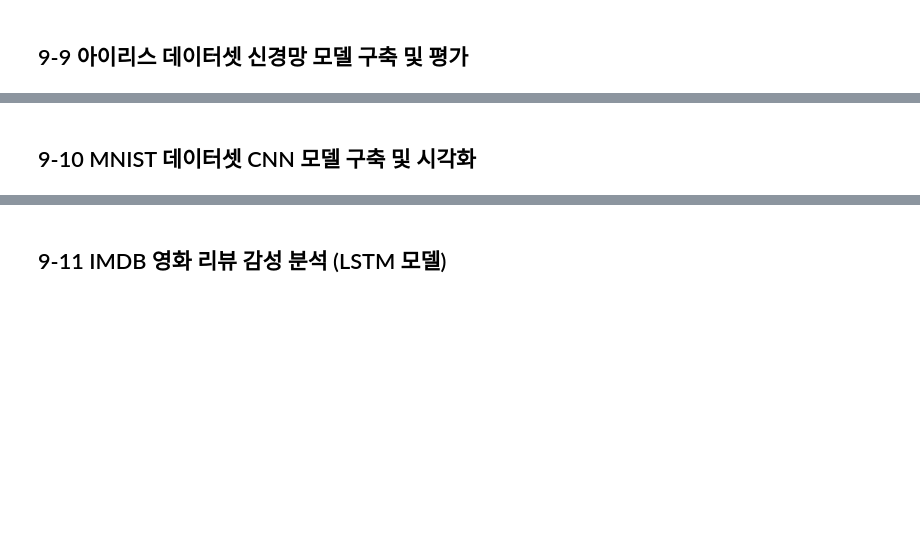
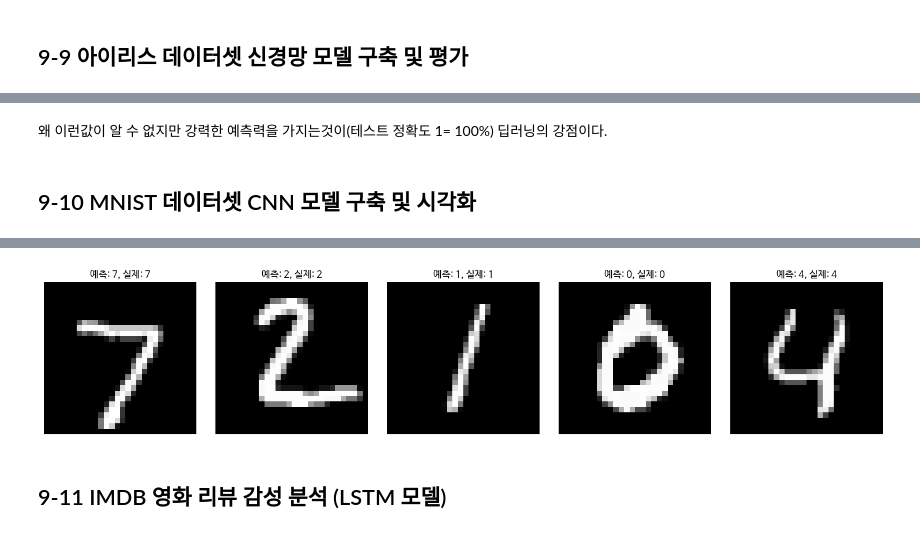
Before and after one commit to youlee203knou/Data-Analysis-with-Open-Source, a Jupyter notebook: 오픈소스_데이터_분석_9강.ipynb, the cells around one changed output, grey strips where cells are left out. Drawn from its saved outputs; the diff is of its cells as text; code cells hidden in the pictures; blank space fills up the shorter version.

```diff
--- a/오픈소스_데이터_분석_9강.ipynb
+++ b/오픈소스_데이터_분석_9강.ipynb
@@ -399,3 +466,5 @@ print(f'테스트 정확도: {accuracy:.4f}')
+# %% [markdown]
+왜 이런값이 알 수 없지만 강력한 예측력을 가지는것이(테스트 정확도 1= 100%) 딥러닝의 강점이다.
 # %% [markdown]
 ## 9-10 MNIST 데이터셋 CNN 모델 구축 및 시각화
 # %%
@@ -420,6 +489,15 @@ y_train = tf.keras.utils.to_categorical(y_train, 10)
 y_test = tf.keras.utils.to_categorical(y_test, 10)
 
 ## CNN 모델 구축
+model = Sequential([
+    Conv2D(32, kernel_size=(3,3), activation='relu', input_shape=(28,28,1)), ##첫번째 합성곱 층
+    MaxPooling2D(pool_size=(2,2)), ##첫번째 풀링 층
+    Conv2D(64, kernel_size=(3,3), activation='relu'), ## 두번째 합성곱 층
+    MaxPooling2D(pool_size=(2,2)), ##두번째 풀링 층
+    Flatten(), ##1차원으로 평탄화
+    Dense(128, activation='relu'), ##완전 연결층
+    Dense(10, activation='softmax') ##출력층 (10개 클래스)
+])
 # 이 모델은 이미지 처리에 특화된 합성곱 신경망(CNN)
 # 입력 이미지의 형태는 **(높이, 너비, 채널)**이며, 28x28 흑백 이미지의 이므로 (28, 28, 1)
 # **두 계층의 합성곱 층**, **평탄화 후 완전 연결층**, 그리고 **출력층**으로 구성
@@ -448,3 +526,4 @@ for i, ax in enumerate(axes):
     ax.axis('off')
 plt.tight_layout()
 plt.show()
+# %% [output]
@@ -451,3 +542,4 @@ plt.show()
+[figure, added]
 # %% [markdown]
 ## 9-11 IMDB 영화 리뷰 감성 분석 (LSTM 모델)
 # %%
```
Also changed, not shown: parts of 13 cells of this notebook.
